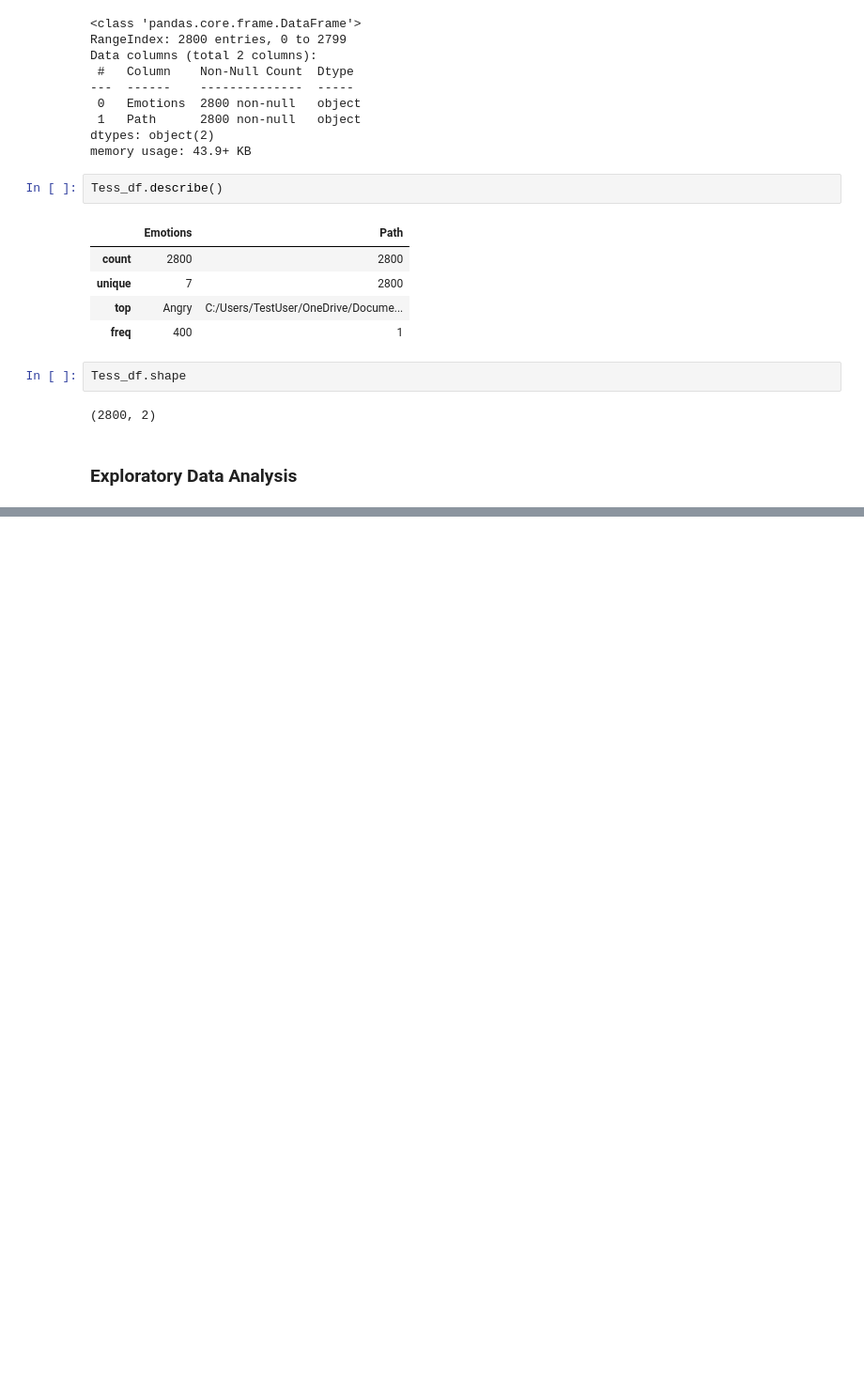
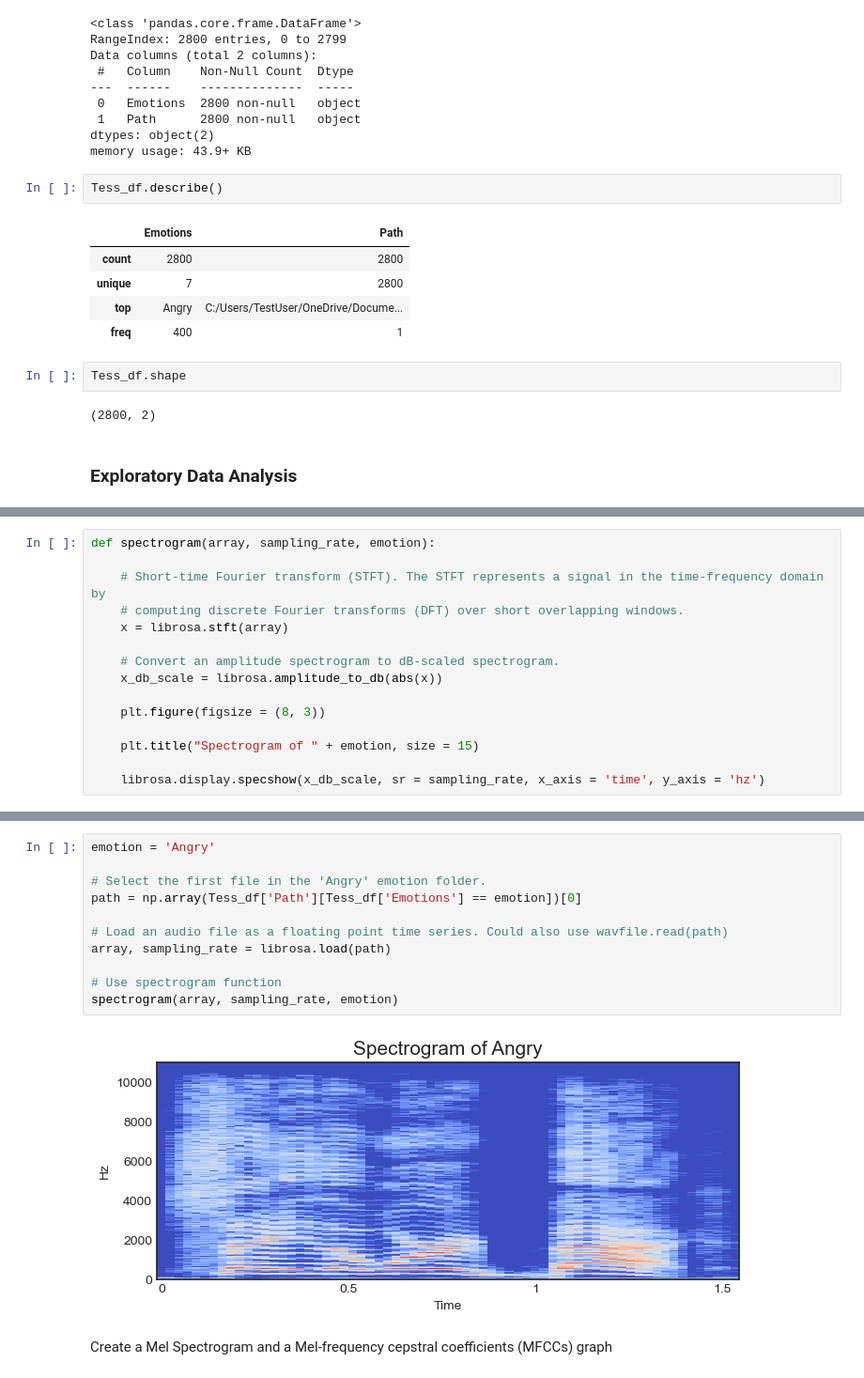
Before and after one commit to sehanks/DS400-Hanks, a Jupyter notebook: SER.ipynb, the cells around one changed output, grey strips where cells are left out. Shown at 94% size. Saved outputs shown, nothing was run; the diff lists cells and outputs as text; blank space fills up the shorter version.

```diff
--- a/SER.ipynb
+++ b/SER.ipynb
@@ -144,0 +174,15 @@ Tess_df.shape
+# %%
+def spectrogram(array, sampling_rate, emotion):
+
+    # Short-time Fourier transform (STFT). The STFT represents a signal in the time-frequency domain by
+    # computing discrete Fourier transforms (DFT) over short overlapping windows.
+    x = librosa.stft(array)
+
+    # Convert an amplitude spectrogram to dB-scaled spectrogram.
+    x_db_scale = librosa.amplitude_to_db(abs(x))
+
+    plt.figure(figsize = (8, 3))
+
+    plt.title("Spectrogram of " + emotion, size = 15)
+
+    librosa.display.specshow(x_db_scale, sr = sampling_rate, x_axis = 'time', y_axis = 'hz')
@@ -144,0 +209,15 @@ Tess_df.shape
+# %%
+emotion = 'Angry'
+
+# Select the first file in the 'Angry' emotion folder.
+path = np.array(Tess_df['Path'][Tess_df['Emotions'] == emotion])[0]
+
+# Load an audio file as a floating point time series. Could also use wavfile.read(path)
+array, sampling_rate = librosa.load(path)
+
+# Use spectrogram function
+spectrogram(array, sampling_rate, emotion)
+# %% [output]
+[figure, added]
+# %% [markdown]
+Create a Mel Spectrogram and a Mel-frequency cepstral coefficients (MFCCs) graph
```
Also changed, not shown: parts of 60 cells of this notebook.
